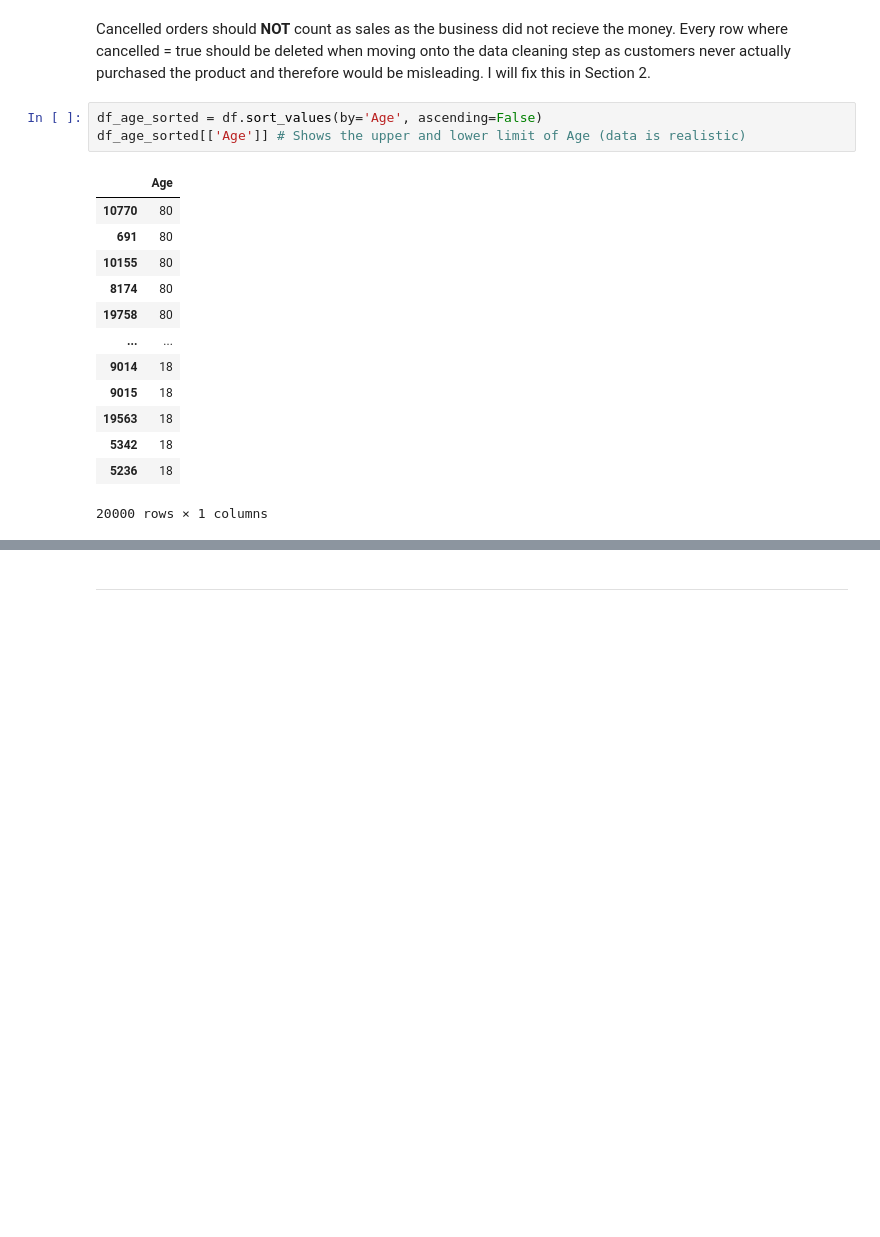
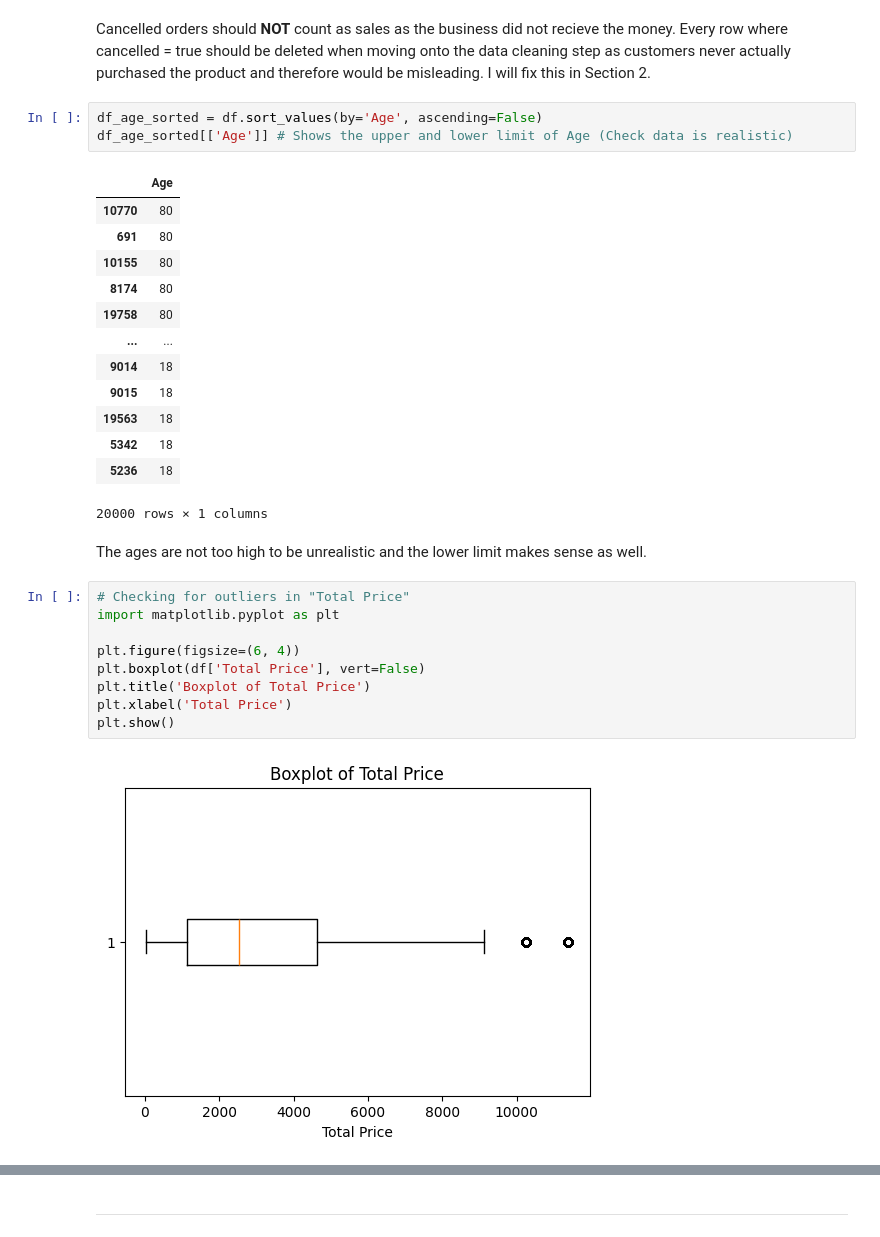
Before and after one commit to Hamza-Murshad/Electronic_Sales, a Jupyter notebook: jupyter_notebooks/ETL.ipynb, the cells around one changed output, grey strips where cells are left out. Cells and saved outputs as stored; diff of their text form; blank space fills up the shorter version.

```diff
--- a/jupyter_notebooks/ETL.ipynb
+++ b/jupyter_notebooks/ETL.ipynb
@@ -170,7 +236,7 @@ Cancelled orders should **NOT** count as sales as the business did not recieve t
 Every row where cancelled = true should be deleted when moving onto the data cleaning step as customers never actually purchased the product and therefore would be misleading. I will fix this in Section 2.
 # %%
 df_age_sorted = df.sort_values(by='Age', ascending=False)
-df_age_sorted[['Age']] # Shows the upper and lower limit of Age (data is realistic)
+df_age_sorted[['Age']] # Shows the upper and lower limit of Age (Check data is realistic)
 # %% [output]
 |  | Age |
 | 10770 | 80 |
@@ -185,3 +251,16 @@ df_age_sorted[['Age']] # Shows the upper and lower limit of Age (data is realist
 | 5342 | 18 |
 | 5236 | 18 |
 20000 rows × 1 columns
+# %% [markdown]
+The ages are not too high to be unrealistic and the lower limit makes sense as well.
+# %%
+# Checking for outliers in "Total Price"
+import matplotlib.pyplot as plt
+
+plt.figure(figsize=(6, 4))
+plt.boxplot(df['Total Price'], vert=False)
+plt.title('Boxplot of Total Price')
+plt.xlabel('Total Price')
+plt.show()
+# %% [output]
+[figure, added]
```
Also changed, not shown: parts of 34 cells of this notebook.
